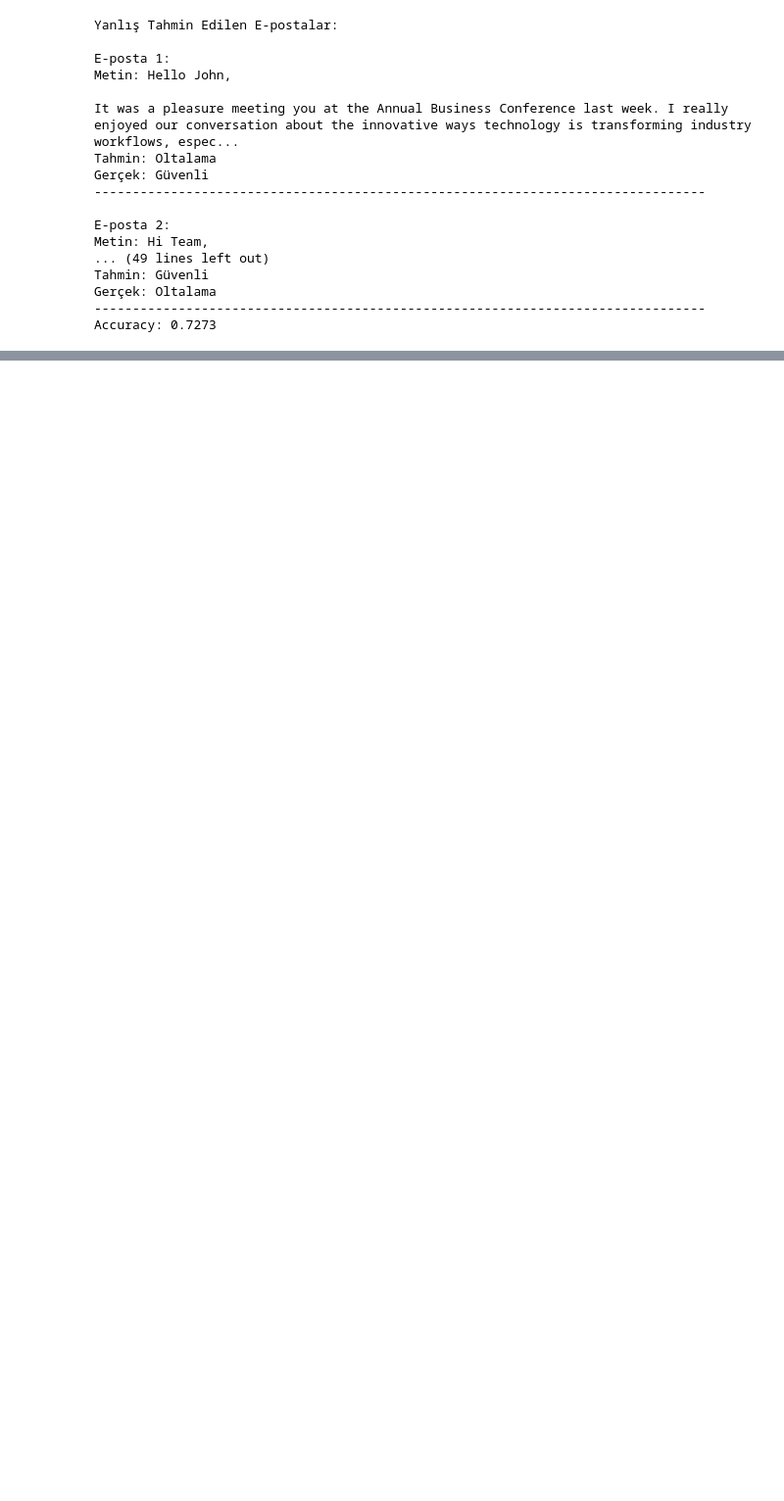
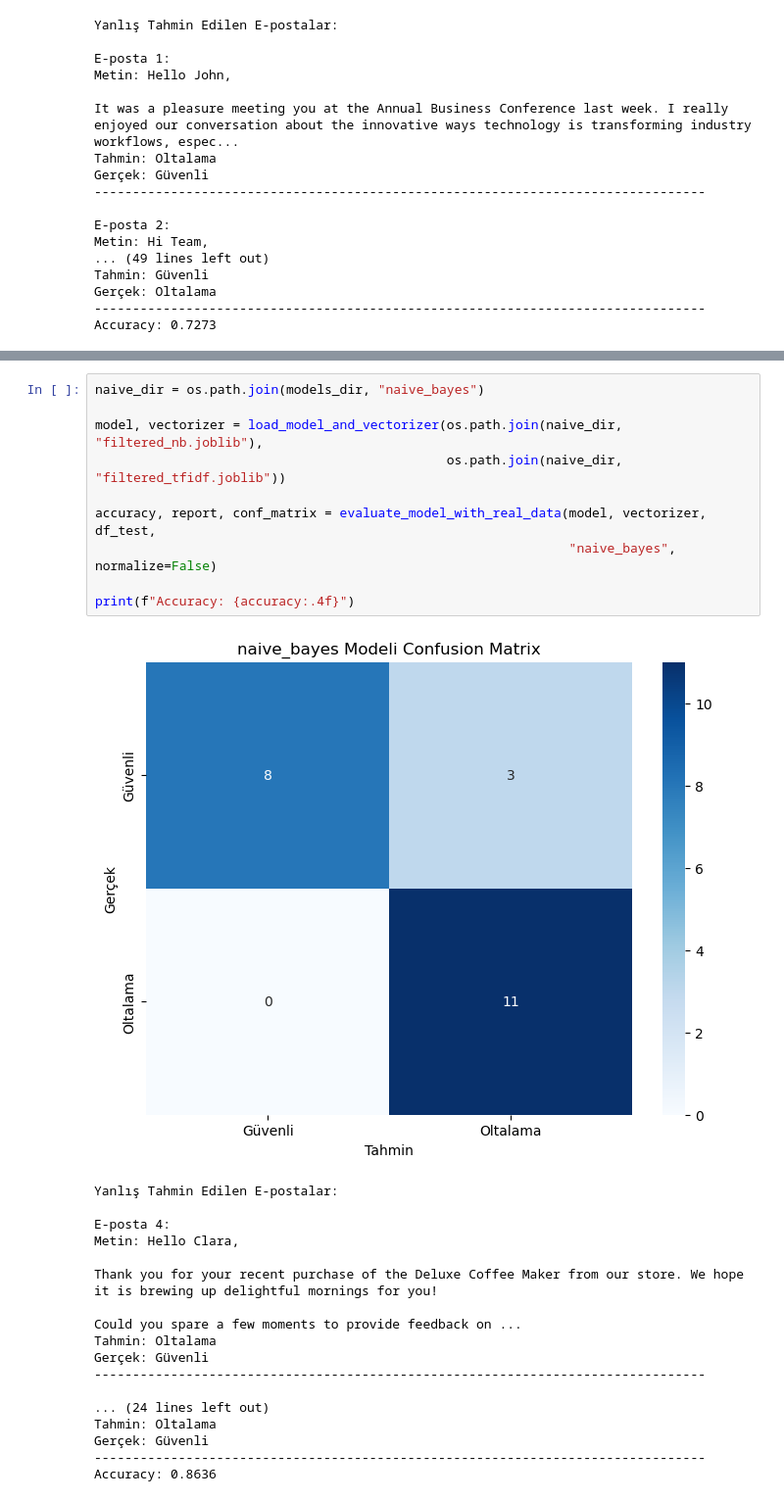
Before and after one commit to zeynepgulhanuslu/BLG-607-Data-mining-project, a Jupyter notebook: src/notebooks/real_dataset_inference.ipynb, the cells around one changed output, grey strips where cells are left out. Shown: that part at 98% size. Cells and saved outputs as stored; diff of their text form; blank space fills up the shorter version.

```diff
--- a/src/notebooks/real_dataset_inference.ipynb
+++ b/src/notebooks/real_dataset_inference.ipynb
@@ -406,0 +410,29 @@ Accuracy: 0.7273
+# %%
+naive_dir = os.path.join(models_dir, "naive_bayes")
+
+model, vectorizer = load_model_and_vectorizer(os.path.join(naive_dir, "filtered_nb.joblib"),
+                                              os.path.join(naive_dir, "filtered_tfidf.joblib"))
+
+accuracy, report, conf_matrix = evaluate_model_with_real_data(model, vectorizer, df_test,
+                                                              "naive_bayes", normalize=False)
+
+print(f"Accuracy: {accuracy:.4f}")
+# %% [output]
+[figure, added]
+Yanlış Tahmin Edilen E-postalar:
+
+E-posta 4:
+Metin: Hello Clara,
+
+Thank you for your recent purchase of the Deluxe Coffee Maker from our store. We hope it is brewing up delightful mornings for you!
+
+Could you spare a few moments to provide feedback on ...
+Tahmin: Oltalama
+Gerçek: Güvenli
+--------------------------------------------------------------------------------
+
+... (24 lines left out)
+Tahmin: Oltalama
+Gerçek: Güvenli
+--------------------------------------------------------------------------------
+Accuracy: 0.8636
```
Also changed, not shown: parts of 6 cells of this notebook, 34 other files.
